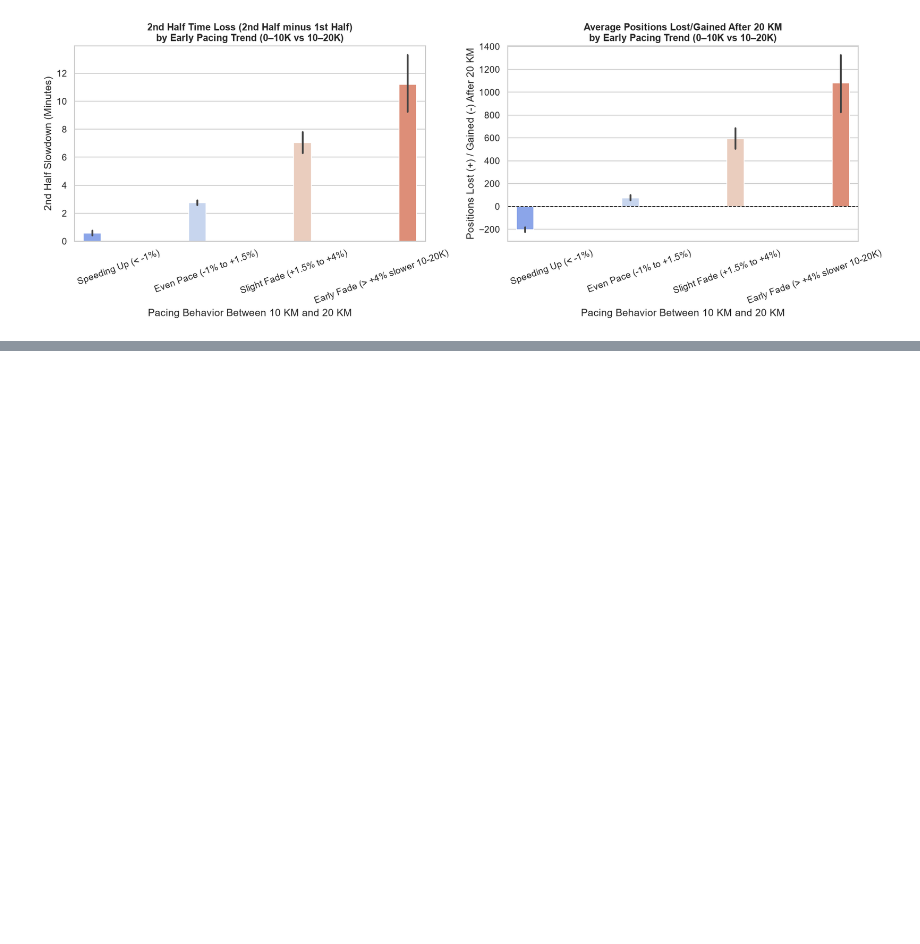
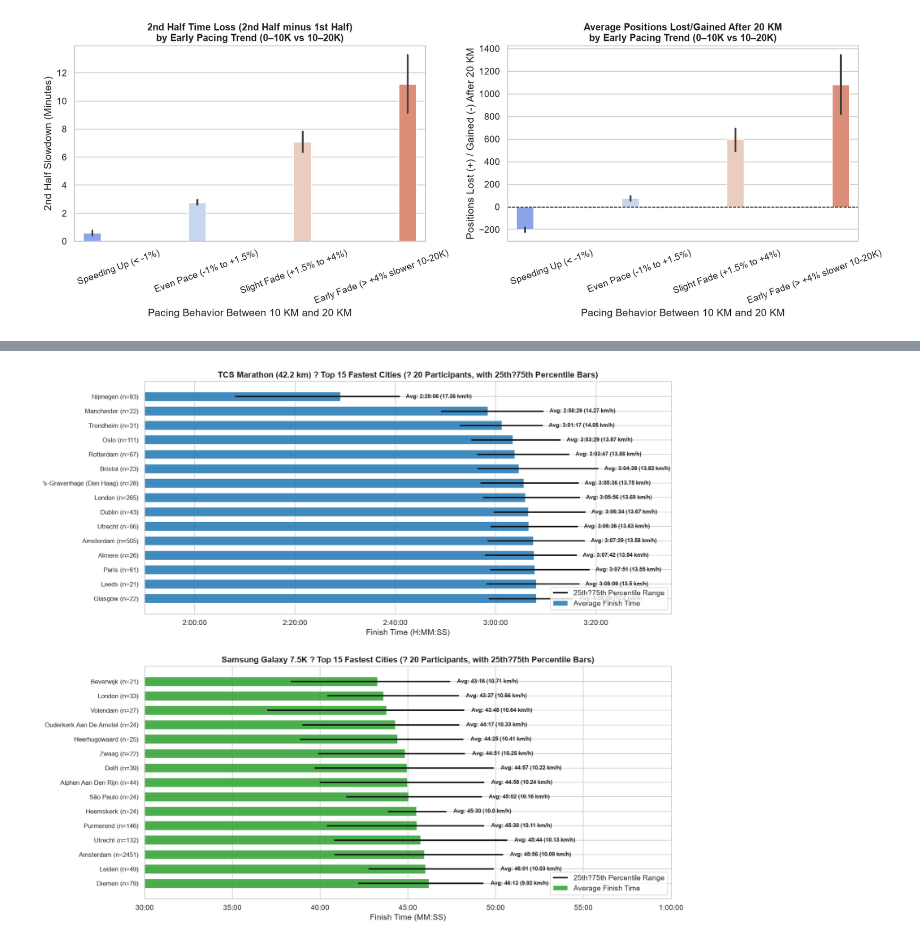
Before and after one commit to longhowlam/longhowlam.github.io, a Jupyter notebook: analysis_age_vs_finish_time.ipynb, the cells around one changed output, grey strips where cells are left out. Saved outputs shown, nothing was run; the diff lists cells and outputs as text; code cells hidden in the pictures; blank space fills up the shorter version.

Commit message:
city

```diff
--- a/analysis_age_vs_finish_time.ipynb
+++ b/analysis_age_vs_finish_time.ipynb
@@ -637,0 +791,5 @@ Early Fade (> +4% slower 10-20K)       39                  11.193162
+# %%
+# Also compute the Samsung Galaxy 7.5K city leaderboard (>= 20 participants)
+r75_cities = get_city_leaderboard(valid_city[valid_city["race_name"] == "Samsung Galaxy 7.5K"], min_runners=20, include_hours=False)
+print(f"Samsung Galaxy 7.5K ? Top 20 Fastest Cities with >= 20 finishers (out of {len(r75_cities)} cities):")
+r75_cities[["city_clean", "participants", "avg_finish_time", "median_finish_time", "p25_finish_time", "p75_finish_time", "avg_speed_kmh", "avg_pace_min_km"]].head(20)
@@ -637,0 +816,62 @@ Early Fade (> +4% slower 10-20K)       39                  11.193162
+# %%
+# Plot Top 15 Fastest Cities (>= 20 participants) for TCS Marathon and Samsung Galaxy 7.5K stacked vertically
+fig, axes = plt.subplots(2, 1, figsize=(15, 13))
+
+# 1. TCS Marathon Top 15 Cities
+m_top15 = marathon_cities.head(15).copy()
+m_top15["avg_min"] = m_top15["avg_finish_sec"] / 60.0
+m_top15["p25_min"] = m_top15["p25_finish_sec"] / 60.0
+m_top15["p75_min"] = m_top15["p75_finish_sec"] / 60.0
+m_top15["label"] = m_top15.apply(lambda r: f"{r['city_clean']} (n={r['participants']})", axis=1)
+
+y_pos_m = np.arange(len(m_top15))
+axes[0].barh(y_pos_m, m_top15["avg_min"], color="#1f77b4", alpha=0.85, height=0.65, label="Average Finish Time")
+axes[0].hlines(y_pos_m, m_top15["p25_min"], m_top15["p75_min"], color="#111111", lw=2.2, label="25th?75th Percentile Range")
+for yv, row in zip(y_pos_m, m_top15.itertuples()):
+    axes[0].annotate(
+        f"Avg: {row.avg_finish_time} ({row.avg_speed_kmh} km/h)",
+        (row.p75_min + 1.2, yv),
+        va="center",
+        fontsize=9,
+        fontweight="bold",
+    )
+axes[0].invert_yaxis()
+axes[0].set_yticks(y_pos_m)
+axes[0].set_yticklabels(m_top15["label"], fontsize=10)
+axes[0].xaxis.set_major_formatter(ticker.FuncFormatter(lambda mins, pos: format_seconds(mins * 60, include_hours=True)))
+axes[0].set_title("TCS Marathon (42.2 km) ? Top 15 Fastest Cities (? 20 Participants, with 25th?75th Percentile Bars)", fontsize=13, fontweight="bold")
+axes[0].set_xlabel("Finish Time (H:MM:SS)")
+axes[0].set_xlim(110, 215)
+axes[0].legend(loc="lower right")
+
+# 2. Samsung Galaxy 7.5K Top 15 Cities
+r_top15 = r75_cities.head(15).copy()
+r_top15["avg_min"] = r_top15["avg_finish_sec"] / 60.0
+r_top15["p25_min"] = r_top15["p25_finish_sec"] / 60.0
+r_top15["p75_min"] = r_top15["p75_finish_sec"] / 60.0
+r_top15["label"] = r_top15.apply(lambda r: f"{r['city_clean']} (n={r['participants']})", axis=1)
+
+y_pos_r = np.arange(len(r_top15))
+axes[1].barh(y_pos_r, r_top15["avg_min"], color="#2ca02c", alpha=0.85, height=0.65, label="Average Finish Time")
+axes[1].hlines(y_pos_r, r_top15["p25_min"], r_top15["p75_min"], color="#111111", lw=2.2, label="25th?75th Percentile Range")
+for yv, row in zip(y_pos_r, r_top15.itertuples()):
+    axes[1].annotate(
+        f"Avg: {row.avg_finish_time} ({row.avg_speed_kmh} km/h)",
+        (row.p75_min + 0.4, yv),
+        va="center",
+        fontsize=9,
+        fontweight="bold",
+    )
+axes[1].invert_yaxis()
+axes[1].set_yticks(y_pos_r)
+axes[1].set_yticklabels(r_top15["label"], fontsize=10)
+axes[1].xaxis.set_major_formatter(ticker.FuncFormatter(lambda mins, pos: format_seconds(mins * 60, include_hours=False)))
+axes[1].set_title("Samsung Galaxy 7.5K ? Top 15 Fastest Cities (? 20 Participants, with 25th?75th Percentile Bars)", fontsize=13, fontweight="bold")
+axes[1].set_xlabel("Finish Time (MM:SS)")
+axes[1].set_xlim(30, 60)
+axes[1].legend(loc="lower right")
+
+plt.tight_layout(pad=2.5)
+plt.show()
+# %% [output]
+[figure, added]
```
Also changed, not shown: parts of 7 cells of this notebook.
